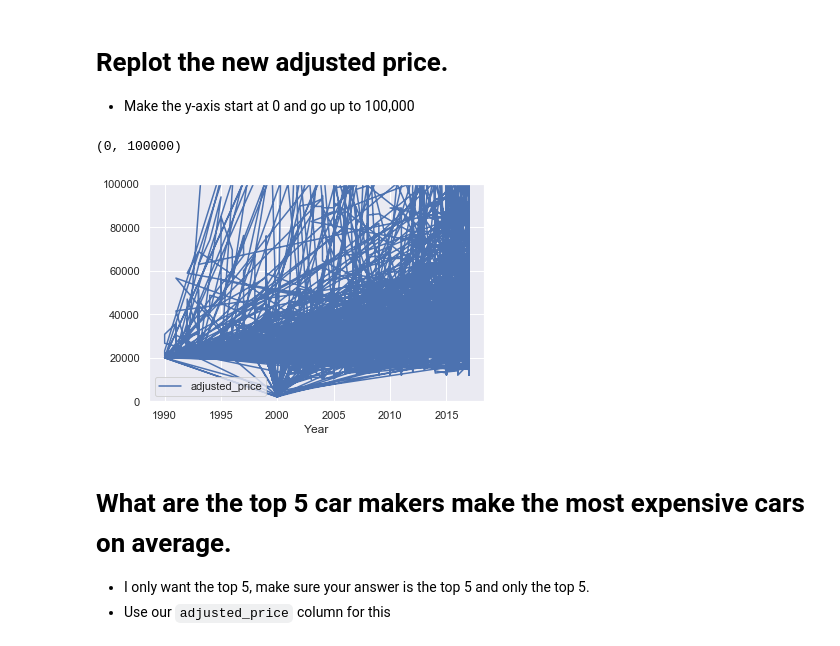
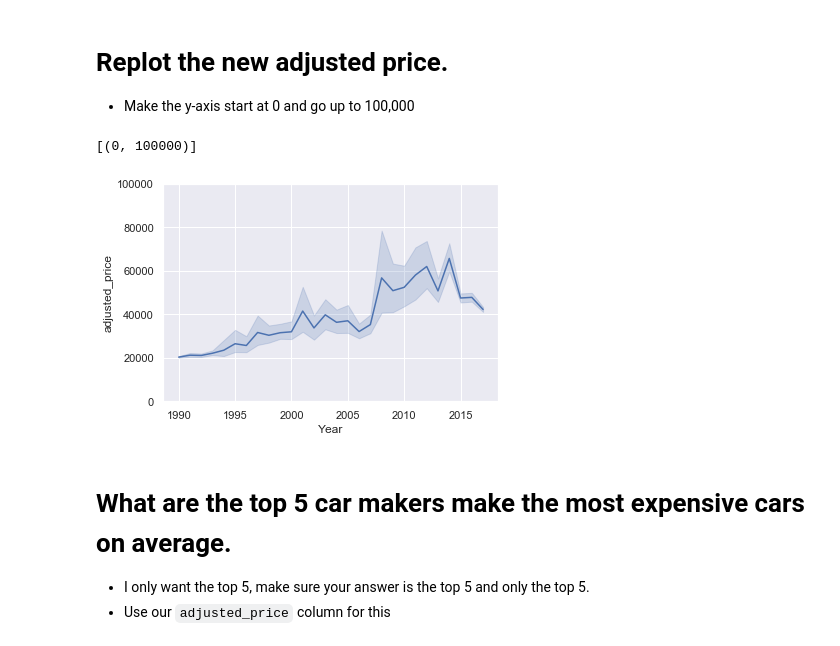
Before and after one commit to Josslyn1127/2020-fall-data-science, a Jupyter notebook: Week2-EDA/Exercise-EDA.ipynb, the cells around one changed output. Drawn from its saved outputs; the diff is of its cells as text; code cells hidden in the pictures.

```diff
--- a/Week2-EDA/Exercise-EDA.ipynb
+++ b/Week2-EDA/Exercise-EDA.ipynb
@@ -121,6 +109,7 @@ df_hr.plot(kind = 'barh', figsize = (5,15))
 * What's noticeable about it and what do you think the error is...
 # %%
 # Make a timeline line chart in which the x-axis is the year, and the y-axis is the average MSRP.
-df['average_MSRP'] = sum (df['MSRP'])/len(df['MSRP'])
-df.plot(kind='line', x='Year', y='average_MSRP');
+#df['average_MSRP'] = sum (df['MSRP'])/len(df['MSRP'])
+
+sns.lineplot(data = df, x='Year', y='MSRP')
 # %% [output]
@@ -131,7 +121,7 @@ Make a new column that is called `adjusted_price`, that contains all prices, how
 every year before 2000 make it 10x the original MSRP.
 # %%
 # Make a new column that is called `adjusted_price`, that contains all prices, however, for every year before 2000 make it 10x the original MSRP.
-condition_1 = df['Year'] < 2000
+condition_1 = df['Year'] <= 2000
 df['adjusted_price'] = np.where (condition_1, df['MSRP']*10, df['MSRP'])
 df.head()
 # %% [output]
@@ -146,12 +136,11 @@ df.head()
 * Make the y-axis start at 0 and go up to 100,000
 # %%
 # Replot the new adjusted price and make the y-axis start at 0 and go up to 100,000
-df.plot(kind='line', x='Year', y='adjusted_price');
-axes = plt.gca()
-axes.set_ylim([0,100000])
+new_price_lineplot = sns.lineplot(data = df, x = 'Year', y = 'adjusted_price')
+new_price_lineplot.set(ylim = (0,100000))
 # %% [output]
-(0, 100000)
+[(0, 100000)]
-[figure, old version]
+[figure, new version]
 # %% [markdown]
 # What are the top 5 car makers make the most expensive cars on average.
 * I only want the top 5, make sure your answer is the top 5 and only the top 5.
```
Also changed, not shown: parts of 11 cells of this notebook.
